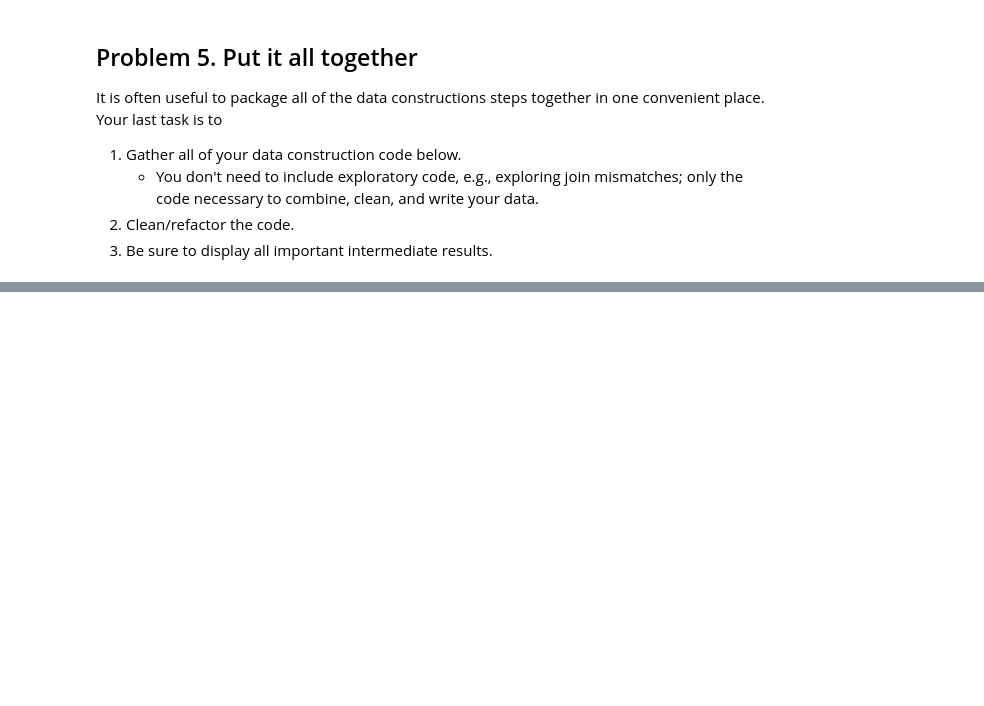
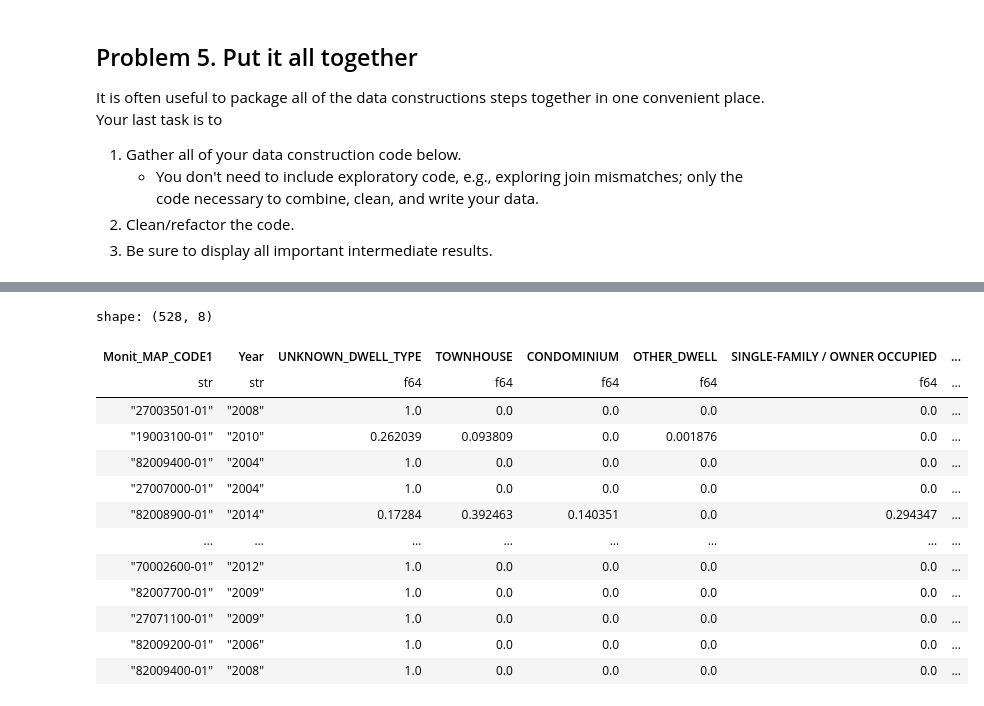
Before and after one commit to wsu-stat489/project-2-the-lakes-project-f25-Carson-Thompson, a Jupyter notebook: Project_2_Lab_5_parcel_feature_extraction_V4.ipynb, the cells around one changed output, grey strips where cells are left out. Saved outputs shown, nothing was run; the diff lists cells and outputs as text; code cells hidden in the pictures; blank space fills up the shorter version.

```diff
--- a/Project_2_Lab_5_parcel_feature_extraction_V4.ipynb
+++ b/Project_2_Lab_5_parcel_feature_extraction_V4.ipynb
@@ -533,0 +748,32 @@ It is often useful to package all of the data constructions steps together in on
+# %%
+(parcel_cleaned_dwelling := parcel_filtered
+    .with_columns(pl.col("DWELL_TYPE").fill_null("UNKNOWN_DWELL_TYPE"))
+    .with_columns(pl.col("DWELL_TYPE").str.strip_chars().str.to_uppercase().alias("DWELL_TYPE"))
+    .with_columns(pl.when(pl.col("DWELL_TYPE").is_in(rare_categories_dwell)).then(pl.lit("OTHER_DWELL"))
+                  .otherwise(pl.col("DWELL_TYPE")).alias("DWELL_TYPE"))
+    .with_columns(pl.lit(1).alias("count"))
+    .group_by(["Monit_MAP_CODE1", "Year", "DWELL_TYPE"])
+    .agg(pl.col("count").sum().alias("count"))
+    .collect()
+   .pivot(values="count", index=["Monit_MAP_CODE1", "Year"], on="DWELL_TYPE")
+   .fill_null(0)
+   .with_columns(pl.sum_horizontal(cs.integer()).alias("total"))
+   .with_columns((cs.integer()) / pl.col("total"))
+   .drop('total')
+   .filter(pl.col("Year") != "2015")
+)
+# %% [output]
+shape: (528, 8)
+| Monit_MAP_CODE1 | Year | UNKNOWN_DWELL_TYPE | TOWNHOUSE | CONDOMINIUM | OTHER_DWELL | SINGLE-FAMILY / OWNER OCCUPIED | ... |
+| str | str | f64 | f64 | f64 | f64 | f64 | ... |
+| "27003501-01" | "2008" | 1.0 | 0.0 | 0.0 | 0.0 | 0.0 | ... |
+| "19003100-01" | "2010" | 0.262039 | 0.093809 | 0.0 | 0.001876 | 0.0 | ... |
+| "82009400-01" | "2004" | 1.0 | 0.0 | 0.0 | 0.0 | 0.0 | ... |
+| "27007000-01" | "2004" | 1.0 | 0.0 | 0.0 | 0.0 | 0.0 | ... |
+| "82008900-01" | "2014" | 0.17284 | 0.392463 | 0.140351 | 0.0 | 0.294347 | ... |
+| … | … | … | … | … | … | … | ... |
+| "70002600-01" | "2012" | 1.0 | 0.0 | 0.0 | 0.0 | 0.0 | ... |
+| "82007700-01" | "2009" | 1.0 | 0.0 | 0.0 | 0.0 | 0.0 | ... |
+| "27071100-01" | "2009" | 1.0 | 0.0 | 0.0 | 0.0 | 0.0 | ... |
+| "82009200-01" | "2006" | 1.0 | 0.0 | 0.0 | 0.0 | 0.0 | ... |
+| "82009400-01" | "2008" | 1.0 | 0.0 | 0.0 | 0.0 | 0.0 | ... |
```
Also changed, not shown: parts of 19 cells of this notebook, 4 other files.
